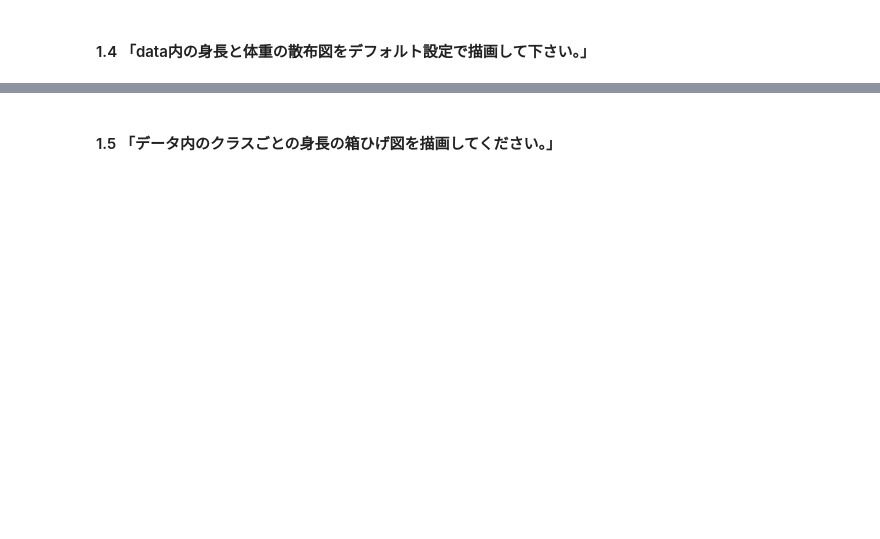
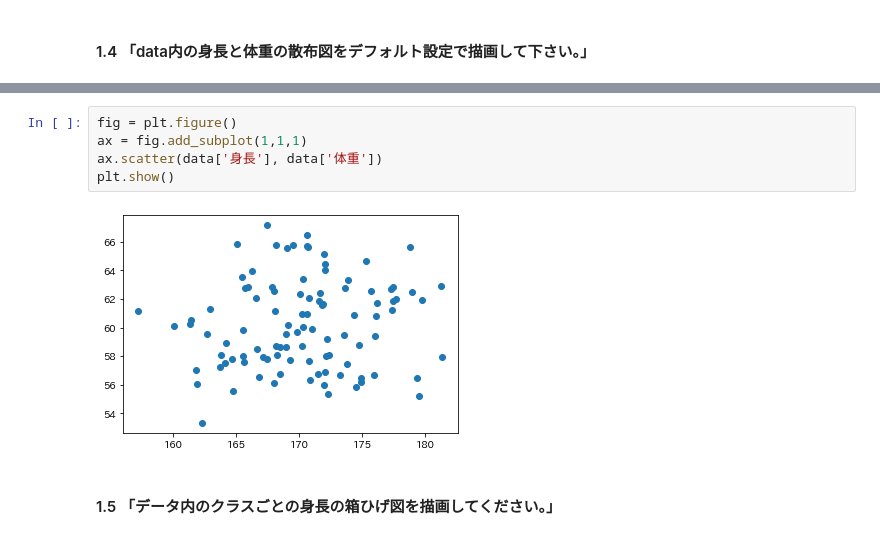
Before and after one commit to kaigitt/GoogleColab, a Jupyter notebook: matplotlib_editor_ipynb_のコピー.ipynb, the cells around one changed output, grey strips where cells are left out. Cells and saved outputs as stored; diff of their text form; blank space fills up the shorter version.

```diff
--- a/matplotlib_editor_ipynb_のコピー.ipynb
+++ b/matplotlib_editor_ipynb_のコピー.ipynb
@@ -132,2 +119,9 @@ TypeError: ignored
+# %%
+fig = plt.figure()
+ax = fig.add_subplot(1,1,1)
+ax.scatter(data['身長'], data['体重'])
+plt.show()
+# %% [output]
+[figure, added]
 # %% [markdown]
 #### 1.5 「データ内のクラスごとの身長の箱ひげ図を描画してください。」
```
Also changed, not shown: parts of 24 cells of this notebook.
